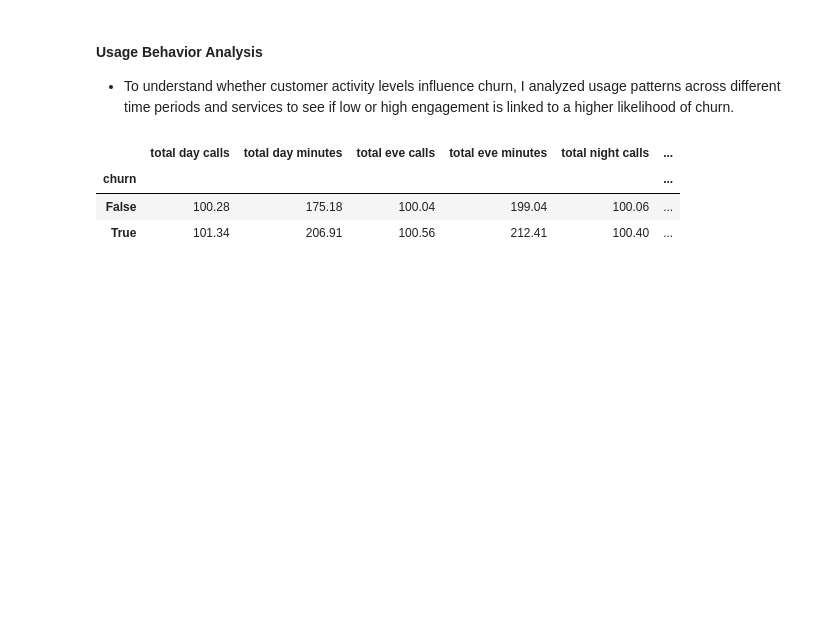
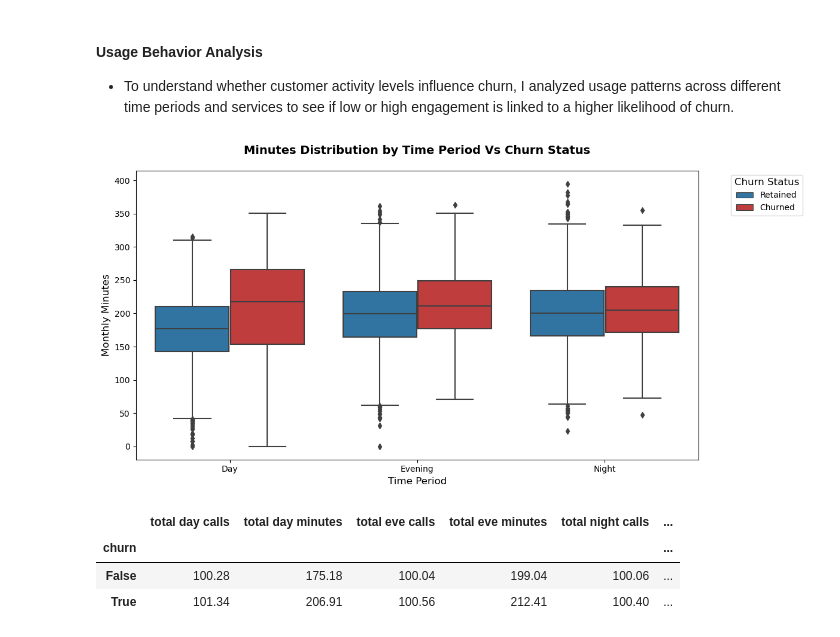
Before and after one commit to Hafsa-mohamed-Ad3n/Syria_tel-Churn-Analysis, a Jupyter notebook: Churn.ipynb, the cells around one changed output. Cells and saved outputs as stored; diff of their text form; code cells hidden in the pictures; blank space fills up the shorter version.

```diff
--- a/Churn.ipynb
+++ b/Churn.ipynb
@@ -555,6 +571,47 @@ Name: churn, dtype: float64
 # %% [markdown]
 #### Usage Behavior Analysis
 - To understand whether customer activity levels influence churn, I analyzed usage patterns across different time periods and services to see if low or high engagement is linked to a higher likelihood of churn.
+# %%
+
+usage = df.melt(
+    id_vars=['churn'],
+    value_vars=['total day minutes', 'total eve minutes', 'total night minutes'],
+    var_name='time_period',
+    value_name='minutes'
+)
+
+# 2. Create visualization with matched colors
+plt.figure(figsize=(12, 6))
+ax = sns.boxplot(
+    data=usage,
+    x='time_period',
+    y='minutes',
+    hue='churn',
+    palette={False: '#1f77b4', True: '#d62728'},  # Retained: blue, Churned: red
+    order=['total day minutes', 'total eve minutes', 'total night minutes']
+)
+
+# Correct legend with matched colors
+handles, _ = ax.get_legend_handles_labels()
+plt.legend(
+    handles, ['Retained', 'Churned'],
+    title='Churn Status',
+    title_fontsize=12,
+    bbox_to_anchor=(1.05, 1),
+    loc='upper left'
+)
+
+# Formatting
+plt.title('Minutes Distribution by Time Period Vs Churn Status', fontsize=14, pad=20, weight='bold')
+plt.xlabel('Time Period', fontsize=12)
+plt.ylabel('Monthly Minutes', fontsize=12)
+plt.xticks([0, 1, 2], ['Day', 'Evening', 'Night'])
+plt.tight_layout()
+
+
+plt.show()
+# %% [output]
+[figure, added]
 # %%
 usage_columns = [
     'total day calls', 'total day minutes',
```
Also changed, not shown: parts of 25 cells of this notebook, 10 other files.
